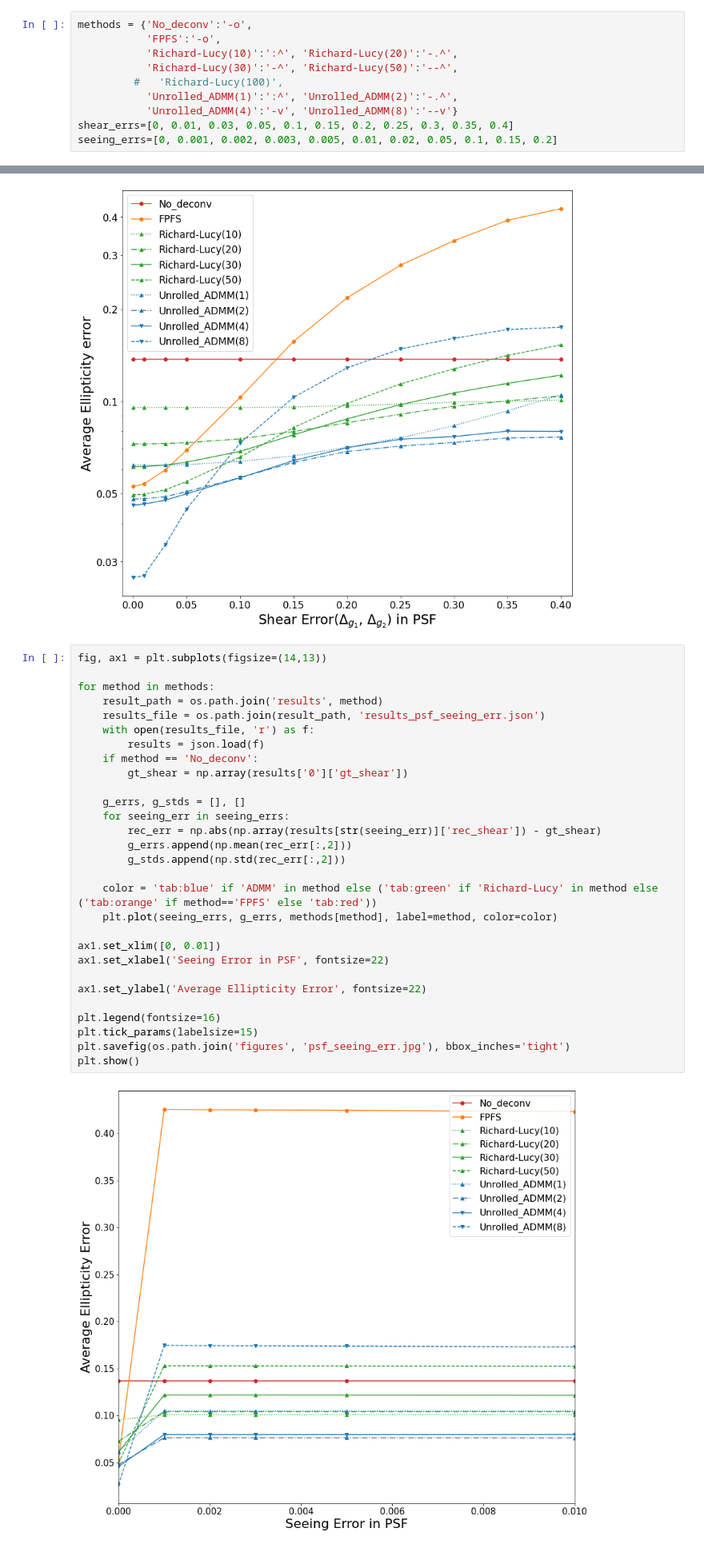
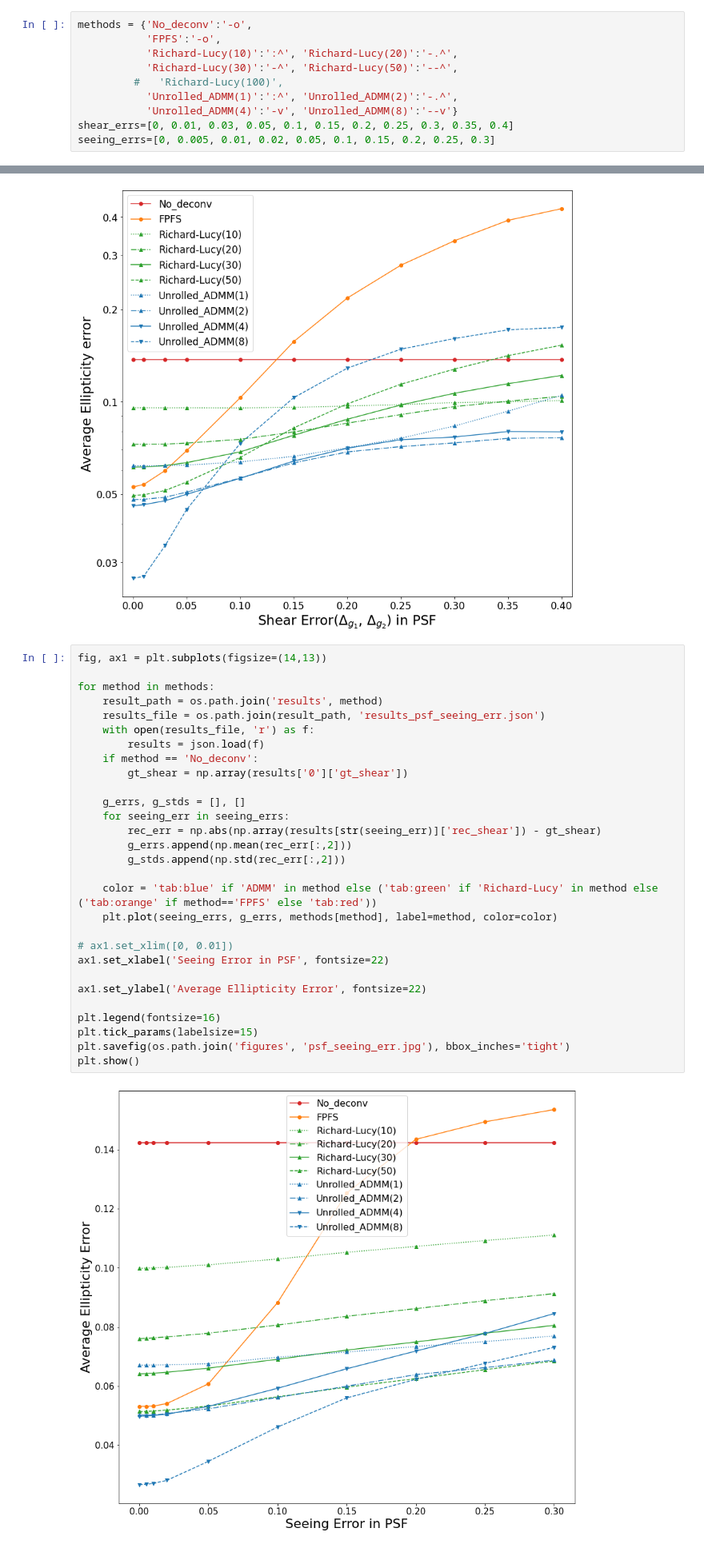
Before and after one commit to Lukeli0425/Galaxy-Deconv, a Jupyter notebook: psf_error.ipynb, the cells around one changed output, grey strips where cells are left out. Shown at 80% size. Cells and saved outputs as stored; diff of their text form.

```diff
--- a/psf_error.ipynb
+++ b/psf_error.ipynb
@@ -15,7 +15,7 @@ methods = {'No_deconv':'-o',
            'Unrolled_ADMM(1)':':^', 'Unrolled_ADMM(2)':'-.^',
            'Unrolled_ADMM(4)':'-v', 'Unrolled_ADMM(8)':'--v'}
 shear_errs=[0, 0.01, 0.03, 0.05, 0.1, 0.15, 0.2, 0.25, 0.3, 0.35, 0.4]
-seeing_errs=[0, 0.001, 0.002, 0.003, 0.005, 0.01, 0.02, 0.05, 0.1, 0.15, 0.2]
+seeing_errs=[0, 0.005, 0.01, 0.02, 0.05, 0.1, 0.15, 0.2, 0.25, 0.3]
 # %%
 fig, ax1 = plt.subplots(figsize=(14,13), facecolor='white')
 
@@ -53,31 +53,31 @@ plt.show()
 # %%
 fig, ax1 = plt.subplots(figsize=(14,13))
 
 for method in methods:
     result_path = os.path.join('results', method)
     results_file = os.path.join(result_path, 'results_psf_seeing_err.json')
     with open(results_file, 'r') as f:
         results = json.load(f)
     if method == 'No_deconv':
         gt_shear = np.array(results['0']['gt_shear'])
 
     g_errs, g_stds = [], []
     for seeing_err in seeing_errs:
         rec_err = np.abs(np.array(results[str(seeing_err)]['rec_shear']) - gt_shear)
         g_errs.append(np.mean(rec_err[:,2]))
         g_stds.append(np.std(rec_err[:,2]))
 
     color = 'tab:blue' if 'ADMM' in method else ('tab:green' if 'Richard-Lucy' in method else ('tab:orange' if method=='FPFS' else 'tab:red'))
     plt.plot(seeing_errs, g_errs, methods[method], label=method, color=color)
 
-ax1.set_xlim([0, 0.01])
+# ax1.set_xlim([0, 0.01])
 ax1.set_xlabel('Seeing Error in PSF', fontsize=22)
 
 ax1.set_ylabel('Average Ellipticity Error', fontsize=22)
 
 plt.legend(fontsize=16)
 plt.tick_params(labelsize=15)
 plt.savefig(os.path.join('figures', 'psf_seeing_err.jpg'), bbox_inches='tight')
 plt.show()
 # %% [output]
-[figure, old version]
+[figure, new version]
```
Also changed, not shown: 32 other files.
